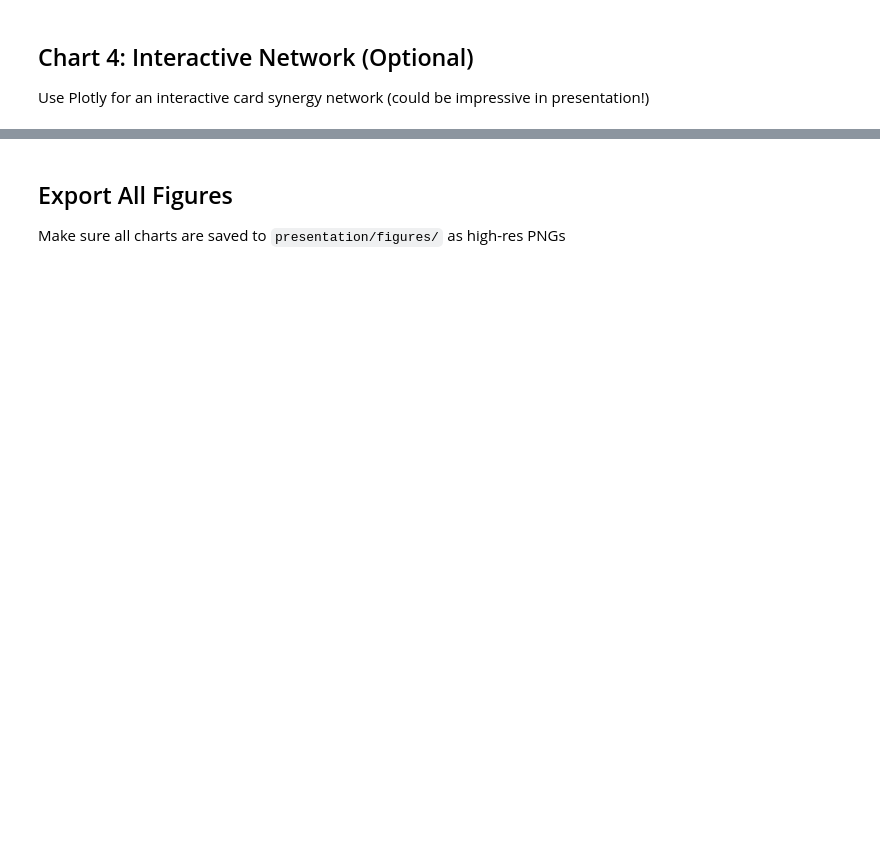
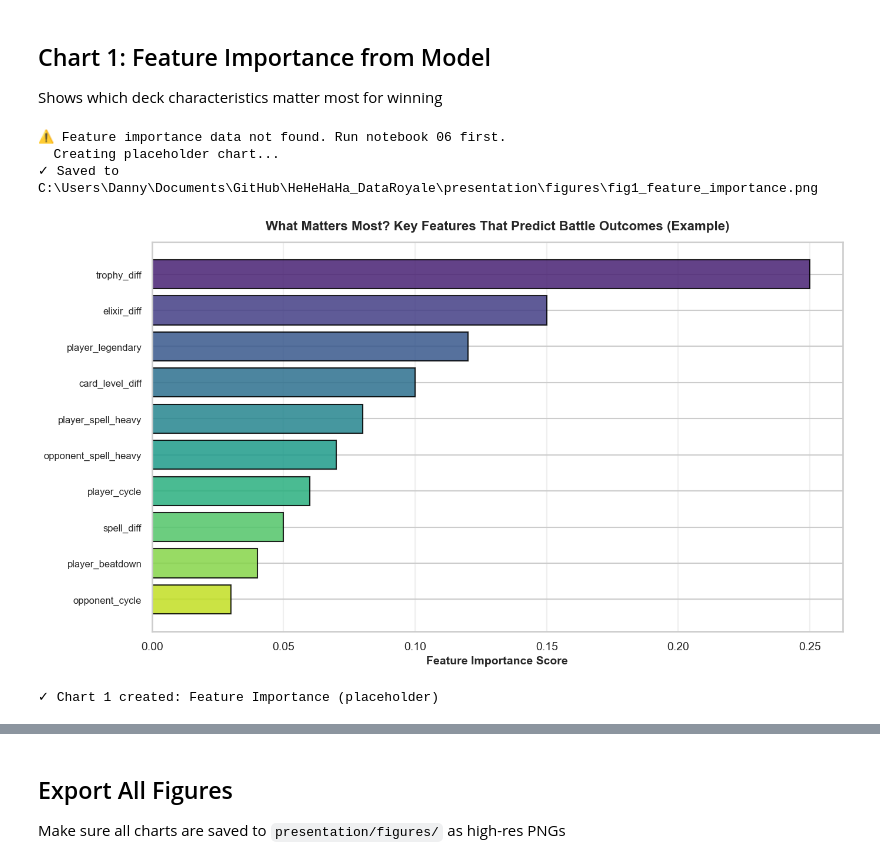
Before and after one commit to BrooklynD23/HeHeHaHa_DataRoyale, a Jupyter notebook: notebooks/07-visualization-library.ipynb, the cells around one changed output, grey strips where cells are left out. Saved outputs shown, nothing was run; the diff lists cells and outputs as text; code cells hidden in the pictures; blank space fills up the shorter version.

Commit message:
Presentation Version

```diff
--- a/notebooks/07-visualization-library.ipynb
+++ b/notebooks/07-visualization-library.ipynb
@@ -73,4 +40,0 @@ print("TODO: Create Chart 3")
-# %% [markdown]
-## Chart 4: Interactive Network (Optional)
-
-Use Plotly for an interactive card synergy network (could be impressive in presentation!)
@@ -80,0 +41,76 @@ print("TODO: Create network chart (optional but impactful!)")
+# %% [markdown]
+## Chart 1: Feature Importance from Model
+
+Shows which deck characteristics matter most for winning
+# %%
+# Load feature importance data from modeling notebook
+feature_importance_path = os.path.join(PROJECT_ROOT, 'artifacts/xgb_feature_importance.parquet')
+
+if os.path.exists(feature_importance_path):
+    feature_importance = pd.read_parquet(feature_importance_path)
+
+    # Create horizontal bar chart for top 15 features
+    fig, ax = plt.subplots(figsize=(14, 10))
+
+    top_features = feature_importance.head(15)
+    colors = sns.color_palette('viridis', len(top_features))
+
+    ax.barh(range(len(top_features)), top_features['importance'],
+            color=colors, edgecolor='black', alpha=0.85)
+    ax.set_yticks(range(len(top_features)))
+    ax.set_yticklabels(top_features['feature'], fontsize=12)
+    ax.set_xlabel('Feature Importance Score', fontsize=14, fontweight='bold')
+    ax.set_title('What Matters Most? Top 15 Features That Predict Battle Outcomes',
+                 fontsize=16, fontweight='bold', pad=15)
+    ax.invert_yaxis()
+    ax.grid(axis='x', alpha=0.3)
+
+    # Add value labels
+    for i, (idx, row) in enumerate(top_features.iterrows()):
+        ax.text(row['importance'] + 0.001, i, f"{row['importance']:.4f}",
+                va='center', fontsize=10, fontweight='bold')
+
+    plt.tight_layout()
+    save_figure('fig1_feature_importance.png')
+    plt.show()
+
+    print("✓ Chart 1 created: Feature Importance")
+    print(f"  Top 3 features:")
+    for i, row in feature_importance.head(3).iterrows():
+        print(f"    {i+1}. {row['feature']}: {row['importance']:.4f}")
+else:
+    print("⚠ Feature importance data not found. Run notebook 06 first.")
+    print("  Creating placeholder chart...")
+
+    # Create sample data for visualization
+    sample_features = pd.DataFrame({
+        'feature': ['trophy_diff', 'elixir_diff', 'player_legendary', 'card_level_diff',
+                   'player_spell_heavy', 'opponent_spell_heavy', 'player_cycle',
+                   'spell_diff', 'player_beatdown', 'opponent_cycle'],
+        'importance': [0.25, 0.15, 0.12, 0.10, 0.08, 0.07, 0.06, 0.05, 0.04, 0.03]
+    })
+
+    fig, ax = plt.subplots(figsize=(14, 8))
+    colors = sns.color_palette('viridis', len(sample_features))
+
+    ax.barh(range(len(sample_features)), sample_features['importance'],
+            color=colors, edgecolor='black', alpha=0.85)
+    ax.set_yticks(range(len(sample_features)))
+    ax.set_yticklabels(sample_features['feature'], fontsize=12)
+    ax.set_xlabel('Feature Importance Score', fontsize=14, fontweight='bold')
+    ax.set_title('What Matters Most? Key Features That Predict Battle Outcomes (Example)',
+                 fontsize=16, fontweight='bold', pad=15)
+    ax.invert_yaxis()
+    ax.grid(axis='x', alpha=0.3)
+
+    plt.tight_layout()
+    save_figure('fig1_feature_importance.png')
+    plt.show()
+
+    print("✓ Chart 1 created: Feature Importance (placeholder)")
+# %% [output]
+⚠ Feature importance data not found. Run notebook 06 first.
+  Creating placeholder chart...
+✓ Saved to C:\Users\Danny\Documents\GitHub\HeHeHaHa_DataRoyale\presentation\figures\fig1_feature_importance.png
+[figure, added]
+✓ Chart 1 created: Feature Importance (placeholder)
```
Also changed, not shown: parts of 16 cells of this notebook, 15 other files.
